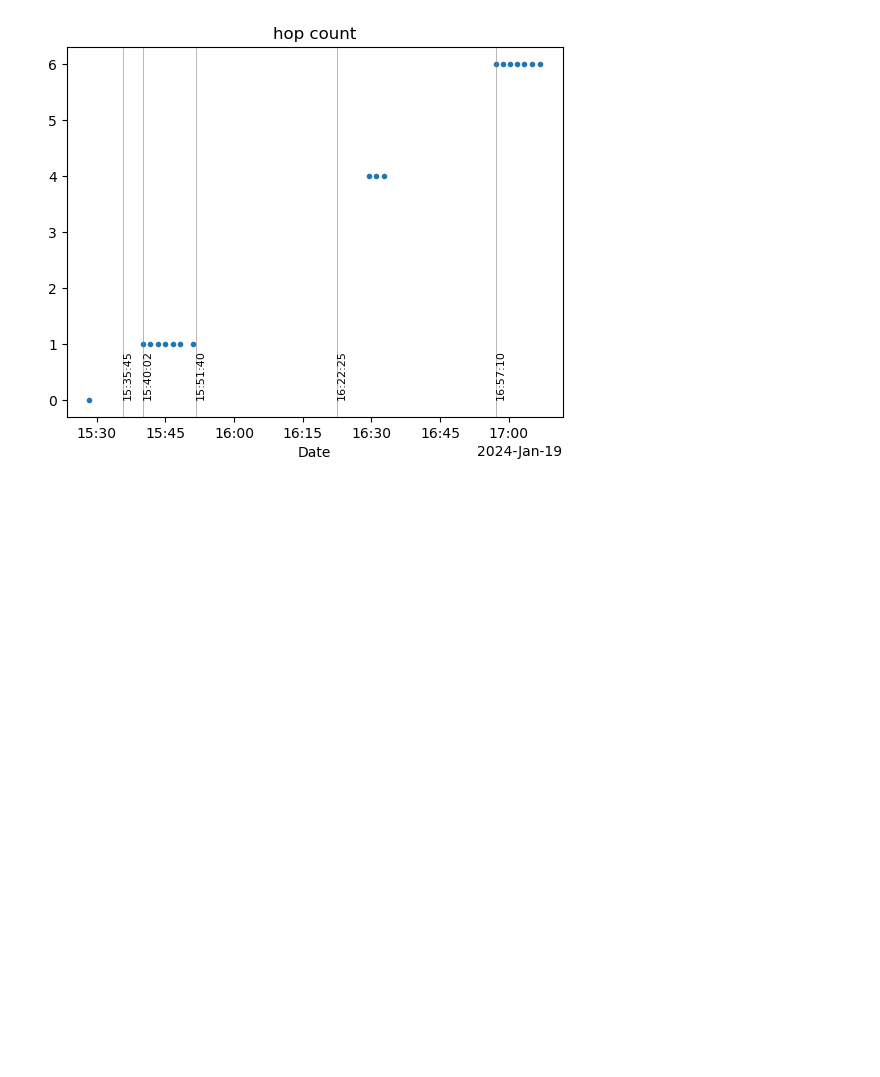
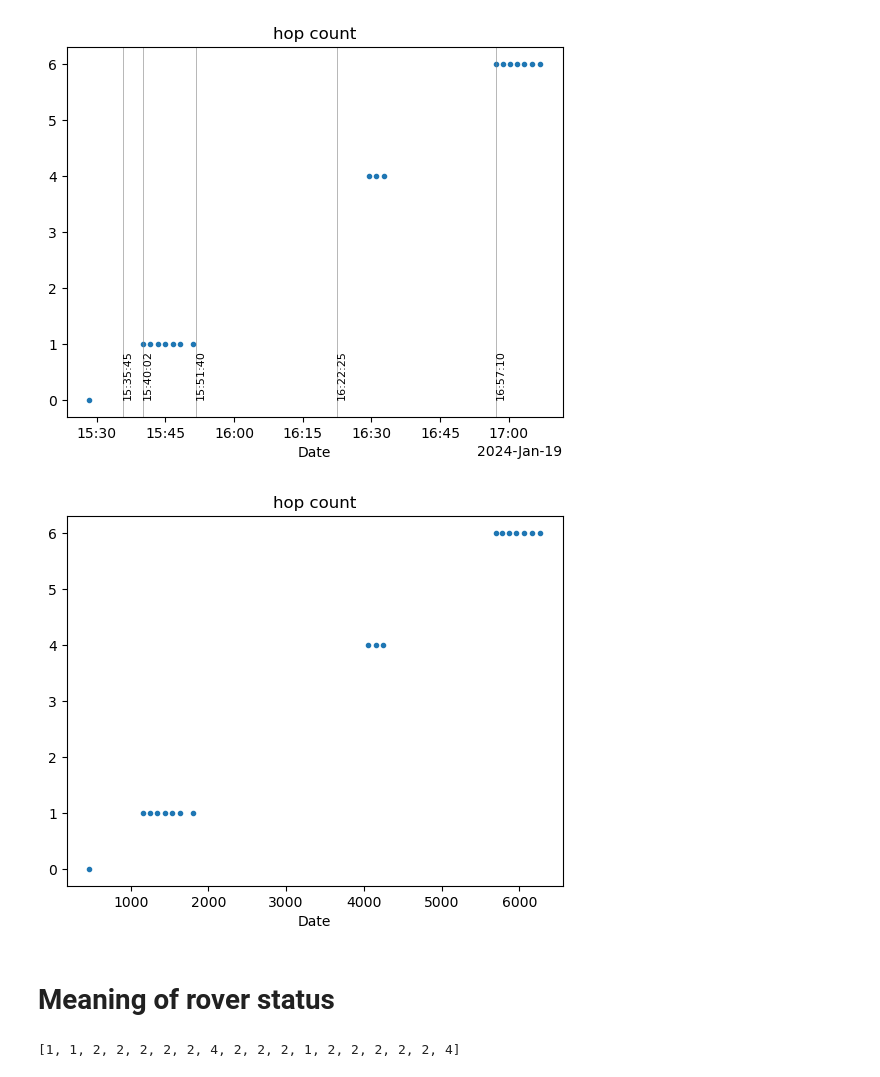
Before and after one commit to tammojan/lev1cw, a Jupyter notebook: lev1_cw_decode.ipynb, the cells around one changed output. Drawn from its saved outputs; the diff is of its cells as text; code cells hidden in the pictures; blank space fills up the shorter version.

Commit message:
Add rover status meaning

```diff
--- a/lev1_cw_decode.ipynb
+++ b/lev1_cw_decode.ipynb
@@ -322,3 +333,16 @@ for t in hops_in_waveform:
 ax.set_xlabel("Date");
 # %% [output]
 [figure]
+# %%
+fig, ax = plt.subplots()
+ax.plot(times, plot_values, ".")
+ax.set_title("hop count")
+#ax.xaxis.set_major_formatter(ConciseDateFormatter(ax.xaxis.get_major_locator()))
+#for t in hops_in_waveform:
+#    ax.axvline(datetime.fromisoformat(t), linewidth=0.4, color='gray');
+#    ax.text(datetime.fromisoformat(t), 0.05, t[-8:], transform=ax.get_xaxis_transform(), rotation=90, fontsize=8)
+ax.set_xlabel("Date");
+# %% [output]
+[figure, added]
+# %% [markdown]
+# Meaning of rover status
@@ -324,0 +353,4 @@ ax.set_xlabel("Date");
+# %%
+plot_values
+# %% [output]
+[1, 1, 2, 2, 2, 2, 2, 4, 2, 2, 2, 1, 2, 2, 2, 2, 2, 4]
```
Also changed, not shown: parts of 7 cells of this notebook, 2 other files.
